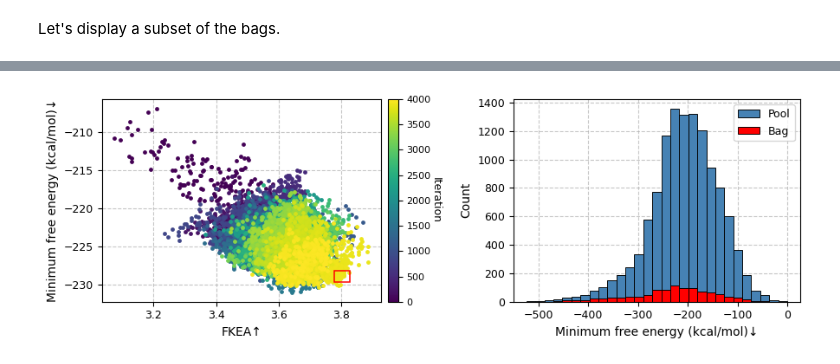
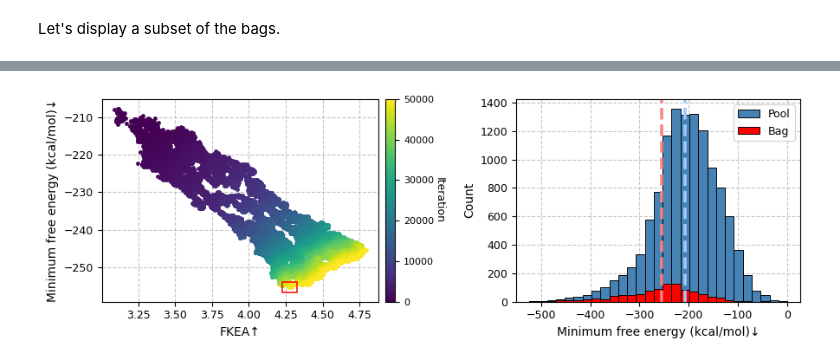
Before and after one commit to szczurek-lab/seqme-reproducibility, a Jupyter notebook: notebooks/3_selecting_data.ipynb, the cells around one changed output, grey strips where cells are left out. Drawn from its saved outputs; the diff is of its cells as text; code cells hidden in the pictures.

```diff
--- a/notebooks/3_selecting_data.ipynb
+++ b/notebooks/3_selecting_data.ipynb
@@ -84,8 +82,8 @@ with path.open("w") as f:
 POOL_SIZE = 12_000
 BAG_SIZE = 1_000
 
-N_ITERATIONS = 4_000
-GENERATION_SIZE = 16
+N_ITERATIONS = 50_000
+GENERATION_SIZE = 1
 # %% [markdown]
 Let's load the pool into memory.
 # %%
@@ -301,9 +364,9 @@ def pool_sample(
 def decay(x: np.ndarray, N0: float, N1: float, k: float) -> np.ndarray:
     return N1 + (N0 - N1) * np.exp(-k * x)
 # %%
-k = 0.0002
+k = 0.0005
 N0 = 0.05
-N1 = 5 / BAG_SIZE
+N1 = 1 / BAG_SIZE
 
 xs = np.arange(N_ITERATIONS)
 ys = BAG_SIZE * decay(xs, N0=N0, N1=N1, k=k)
@@ -352,7 +415,7 @@ for idx_iter in tqdm(range(N_ITERATIONS)):
     #frac = np.interp(idx_iter, [0, 300, N_ITERATIONS], [0.05, 0.02, 0.0])
     frac = decay(idx_iter, N0=N0, N1=N1, k=k)
     #frac = 0.03
-    gen_bag_indices = crossover_sample(
+    gen_bag_indices = single_sample(
         GENERATION_SIZE,
         BAG_SIZE,
         dfs,
@@ -360,7 +423,7 @@ for idx_iter in tqdm(range(N_ITERATIONS)):
         extra_indices,
         extra_indices_frac=frac,
         min_best=None,
-        history=1,
+        history=500,
     )
 
 df = sm.combine(dfs)
@@ -392,7 +455,8 @@ fig.tight_layout()
 # %%
 df_top_all = sm.top_k(df, "Rank", k=1)
+df_top_free_energy = sm.top_k(df, "Minimum free energy (kcal/mol)", k=1)
 
-bag_name = df_top_all.index[-1]
+bag_name = df_top_free_energy.index[-1]
 
 bag_indices = indices_per_bag[bag_name]
 bag_sequences = [pool[i] for i in bag_indices]
@@ -440,32 +504,42 @@ v2 = vs[rank_by[1]]["value"]
 size = 0.06
 w, h = size * ww, size * hh
 xy = (v1 - w / 2, v2 - h / 2)
 edge_rect = mpl.patches.Rectangle(
-    xy, w, h, linewidth=1.1, edgecolor="red", facecolor="none", alpha=1, zorder=10,
+    xy,
+    w,
+    h,
+    linewidth=1.1,
+    edgecolor="red",
+    facecolor="none",
+    alpha=1,
+    zorder=10,
 )
 ax.add_patch(edge_rect)
 
 
 ## Distribution
 ax = ax1
 
 free_energy_fn = cache.model("free-energy")
 vs1 = free_energy_fn(pool)
 vs2 = free_energy_fn(bag_sequences)
 
 all_data = np.concatenate([vs1, vs2])
 bins = np.linspace(all_data.min(), all_data.max(), 30)
 
 sns.histplot(vs1, ax=ax, alpha=1, label="Pool", bins=bins, color="steelblue")
 sns.histplot(vs2, ax=ax, alpha=1, label="Bag", bins=bins, color="red")
 ax.tick_params(axis="both", labelsize=9)
 
+ax.axvline(np.mean(vs1), color="#9ec9ff", linestyle="--", linewidth=2.6)
+ax.axvline(np.mean(vs2), color="#fb8282f6", linestyle="--", linewidth=2.6)
+
 ax.set_xlabel("Minimum free energy (kcal/mol)↓")
 ax.grid(axis="both", linestyle="--", alpha=0.7)
 ax.set_axisbelow(True)
 ax.legend(fontsize=9)
 
 fig.tight_layout()
 fig.savefig(WORKDIR_PATH / "figs/case3/both3.png", bbox_inches="tight", dpi=300)
 # %% [output]
-[figure, old version]
+[figure, new version]
```
Also changed, not shown: parts of 6 cells of this notebook, 3 other files.
